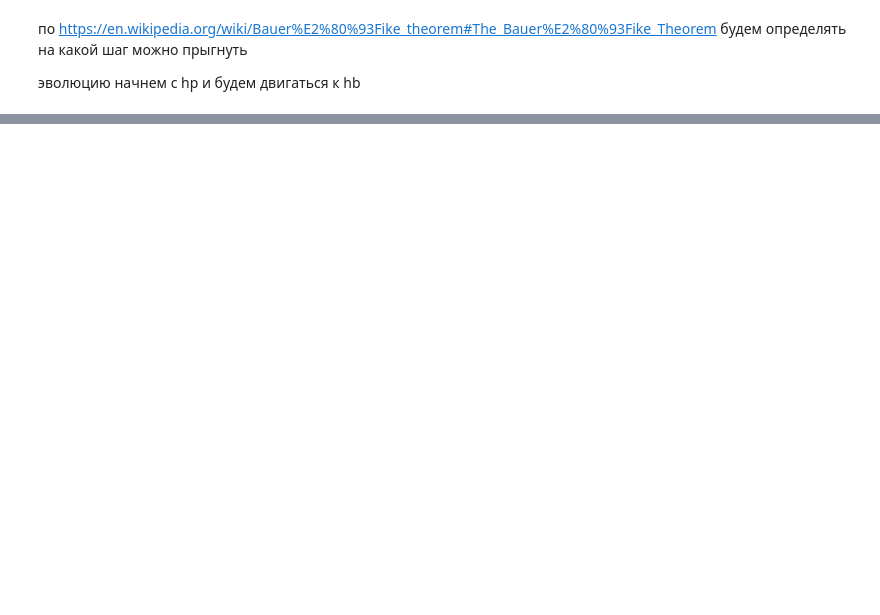
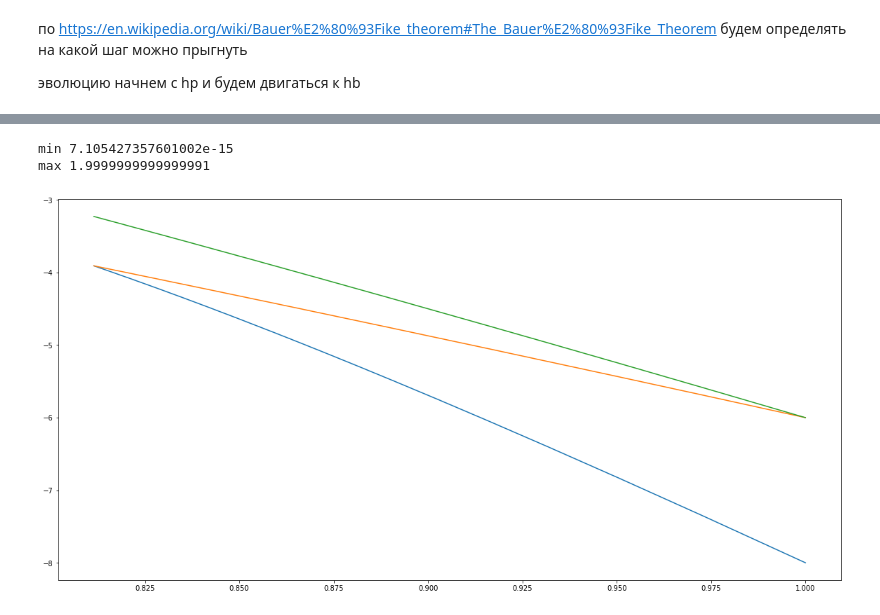
Before and after one commit to FeelUsM/quantum-adiabatic-simulator, a Jupyter notebook: NAE3SAT-simulator.ipynb, the cells around one changed output, grey strips where cells are left out. Cells and saved outputs as stored; diff of their text form; code cells hidden in the pictures; blank space fills up the shorter version.

```diff
--- a/NAE3SAT-simulator.ipynb
+++ b/NAE3SAT-simulator.ipynb
@@ -128,0 +206,14 @@ while e[2]-e[1]>1e-15:
+# %%
+def Aijm2(cl,size):
+    ss = {i for i in range(size)}-{abs(cl[0])-1,abs(cl[1])-1,abs(cl[2])-1}
+    i = iter(ss)
+    r= next(i)
+    s= next(i)
+    return 2*mj(size)+\
+        mj(size,(abs(cl[0])-1,cx),(abs(cl[1])-1,cx))+\
+        mj(size,(abs(cl[1])-1,cx),(abs(cl[2])-1,cx))+\
+        mj(size,(abs(cl[2])-1,cx),(abs(cl[0])-1,cx))+\
+        mj(size,(r,cx),(s,cx))
+# %%
+Hp3 = sum([Cijm(cl,size)@Aijm2(cl,size)@Cijm(cl,size) for cl in NAE3SAT])
+pacc2,eacc2 = BauerFikeStep(Hp3,Hb,accuracy=1e-14)
@@ -128,0 +238,14 @@ while e[2]-e[1]>1e-15:
+# %%
+print('min',min(np.array(eacc2[1])-np.array(eacc2[0])))
+print('max',max(np.array(eacc2[1])-np.array(eacc2[0])))
+# %% [output]
+min 7.105427357601002e-15
+max 1.9999999999999991
+# %%
+fig, ax = plt.subplots(figsize=(20, 10))
+ax.plot(np.array(pacc2), np.array(eacc2[0]))
+ax.plot(np.array(pacc2), np.array(eacc2[1]))
+ax.plot(np.array(pacc2), np.array(eacc2[2]))
+plt.show()
+# %% [output]
+[figure, added]
```
Also changed, not shown: parts of 24 cells of this notebook.
